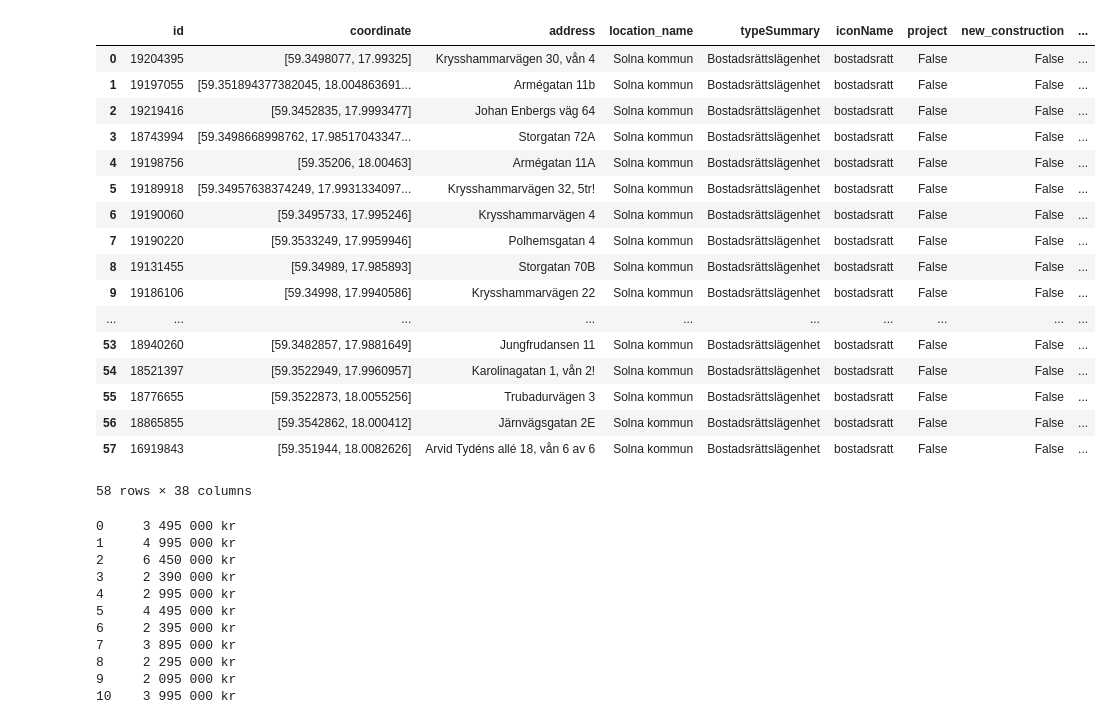
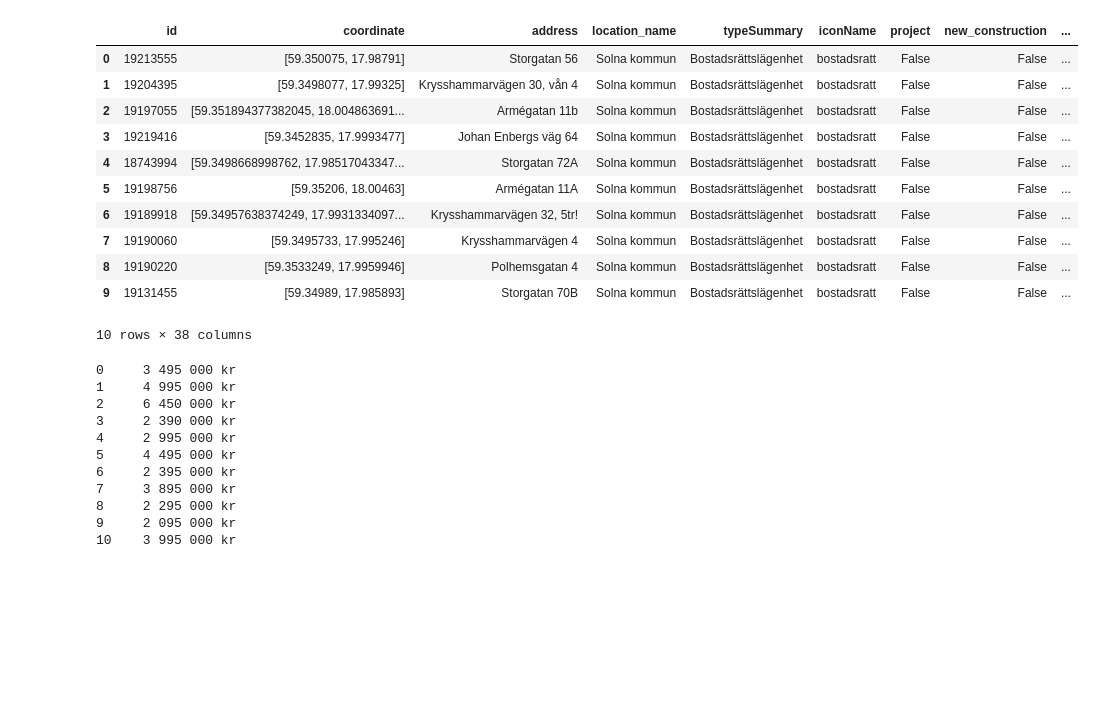
Before and after one commit to robboten/hemnet-test, a Jupyter notebook: test_hemnet.ipynb, the cells around one changed output. Drawn from its saved outputs; the diff is of its cells as text; code cells hidden in the pictures; blank space fills up the shorter version.

```diff
--- a/test_hemnet.ipynb
+++ b/test_hemnet.ipynb
@@ -21,26 +21,20 @@ r_prop = r_json['properties']
 #r_prop
 # %%
 df=pd.json_normalize(r_prop, max_level=0)
-df
+df.head(10)
 # %% [output]
 |  | id | coordinate | address | location_name | typeSummary | iconName | project | new_construction | ... |
-| 0 | 19204395 | [59.3498077, 17.99325] | Krysshammarvägen 30, vån 4 | Solna kommun | Bostadsrättslägenhet | bostadsratt | False | False | ... |
-| 1 | 19197055 | [59.351894377382045, 18.004863691... | Armégatan 11b | Solna kommun | Bostadsrättslägenhet | bostadsratt | False | False | ... |
-| 2 | 19219416 | [59.3452835, 17.9993477] | Johan Enbergs väg 64 | Solna kommun | Bostadsrättslägenhet | bostadsratt | False | False | ... |
-| 3 | 18743994 | [59.3498668998762, 17.98517043347... | Storgatan 72A | Solna kommun | Bostadsrättslägenhet | bostadsratt | False | False | ... |
-| 4 | 19198756 | [59.35206, 18.00463] | Armégatan 11A | Solna kommun | Bostadsrättslägenhet | bostadsratt | False | False | ... |
-| 5 | 19189918 | [59.34957638374249, 17.9931334097... | Krysshammarvägen 32, 5tr! | Solna kommun | Bostadsrättslägenhet | bostadsratt | False | False | ... |
-| 6 | 19190060 | [59.3495733, 17.995246] | Krysshammarvägen 4 | Solna kommun | Bostadsrättslägenhet | bostadsratt | False | False | ... |
-| 7 | 19190220 | [59.3533249, 17.9959946] | Polhemsgatan 4 | Solna kommun | Bostadsrättslägenhet | bostadsratt | False | False | ... |
-| 8 | 19131455 | [59.34989, 17.985893] | Storgatan 70B | Solna kommun | Bostadsrättslägenhet | bostadsratt | False | False | ... |
-| 9 | 19186106 | [59.34998, 17.9940586] | Krysshammarvägen 22 | Solna kommun | Bostadsrättslägenhet | bostadsratt | False | False | ... |
-| ... | ... | ... | ... | ... | ... | ... | ... | ... | ... |
-| 53 | 18940260 | [59.3482857, 17.9881649] | Jungfrudansen 11 | Solna kommun | Bostadsrättslägenhet | bostadsratt | False | False | ... |
-| 54 | 18521397 | [59.3522949, 17.9960957] | Karolinagatan 1, vån 2! | Solna kommun | Bostadsrättslägenhet | bostadsratt | False | False | ... |
-| 55 | 18776655 | [59.3522873, 18.0055256] | Trubadurvägen 3 | Solna kommun | Bostadsrättslägenhet | bostadsratt | False | False | ... |
-| 56 | 18865855 | [59.3542862, 18.000412] | Järnvägsgatan 2E | Solna kommun | Bostadsrättslägenhet | bostadsratt | False | False | ... |
-| 57 | 16919843 | [59.351944, 18.0082626] | Arvid Tydéns allé 18, vån 6 av 6 | Solna kommun | Bostadsrättslägenhet | bostadsratt | False | False | ... |
+| 0 | 19213555 | [59.350075, 17.98791] | Storgatan 56 | Solna kommun | Bostadsrättslägenhet | bostadsratt | False | False | ... |
+| 1 | 19204395 | [59.3498077, 17.99325] | Krysshammarvägen 30, vån 4 | Solna kommun | Bostadsrättslägenhet | bostadsratt | False | False | ... |
+| 2 | 19197055 | [59.351894377382045, 18.004863691... | Armégatan 11b | Solna kommun | Bostadsrättslägenhet | bostadsratt | False | False | ... |
+| 3 | 19219416 | [59.3452835, 17.9993477] | Johan Enbergs väg 64 | Solna kommun | Bostadsrättslägenhet | bostadsratt | False | False | ... |
+| 4 | 18743994 | [59.3498668998762, 17.98517043347... | Storgatan 72A | Solna kommun | Bostadsrättslägenhet | bostadsratt | False | False | ... |
+| 5 | 19198756 | [59.35206, 18.00463] | Armégatan 11A | Solna kommun | Bostadsrättslägenhet | bostadsratt | False | False | ... |
+| 6 | 19189918 | [59.34957638374249, 17.9931334097... | Krysshammarvägen 32, 5tr! | Solna kommun | Bostadsrättslägenhet | bostadsratt | False | False | ... |
+| 7 | 19190060 | [59.3495733, 17.995246] | Krysshammarvägen 4 | Solna kommun | Bostadsrättslägenhet | bostadsratt | False | False | ... |
+| 8 | 19190220 | [59.3533249, 17.9959946] | Polhemsgatan 4 | Solna kommun | Bostadsrättslägenhet | bostadsratt | False | False | ... |
+| 9 | 19131455 | [59.34989, 17.985893] | Storgatan 70B | Solna kommun | Bostadsrättslägenhet | bostadsratt | False | False | ... |
-58 rows × 38 columns
+10 rows × 38 columns
 # %%
 df['price']
 # %% [output]
```
Also changed, not shown: parts of 6 cells of this notebook.
